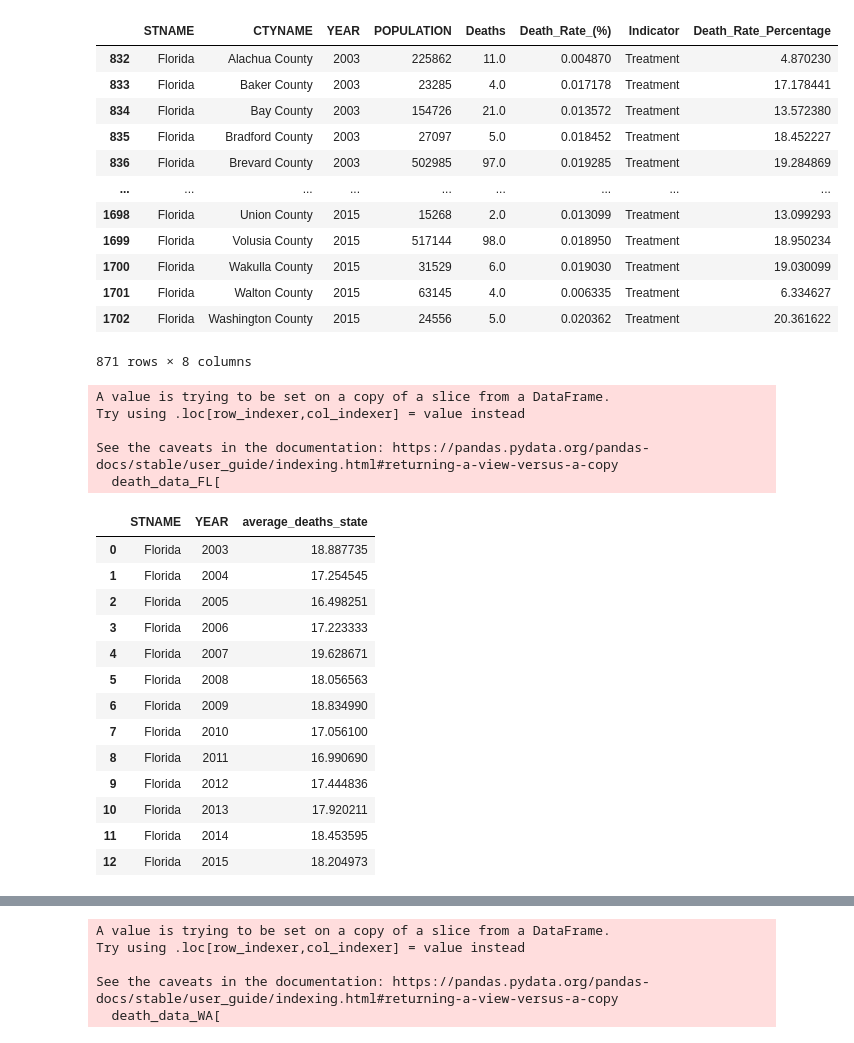
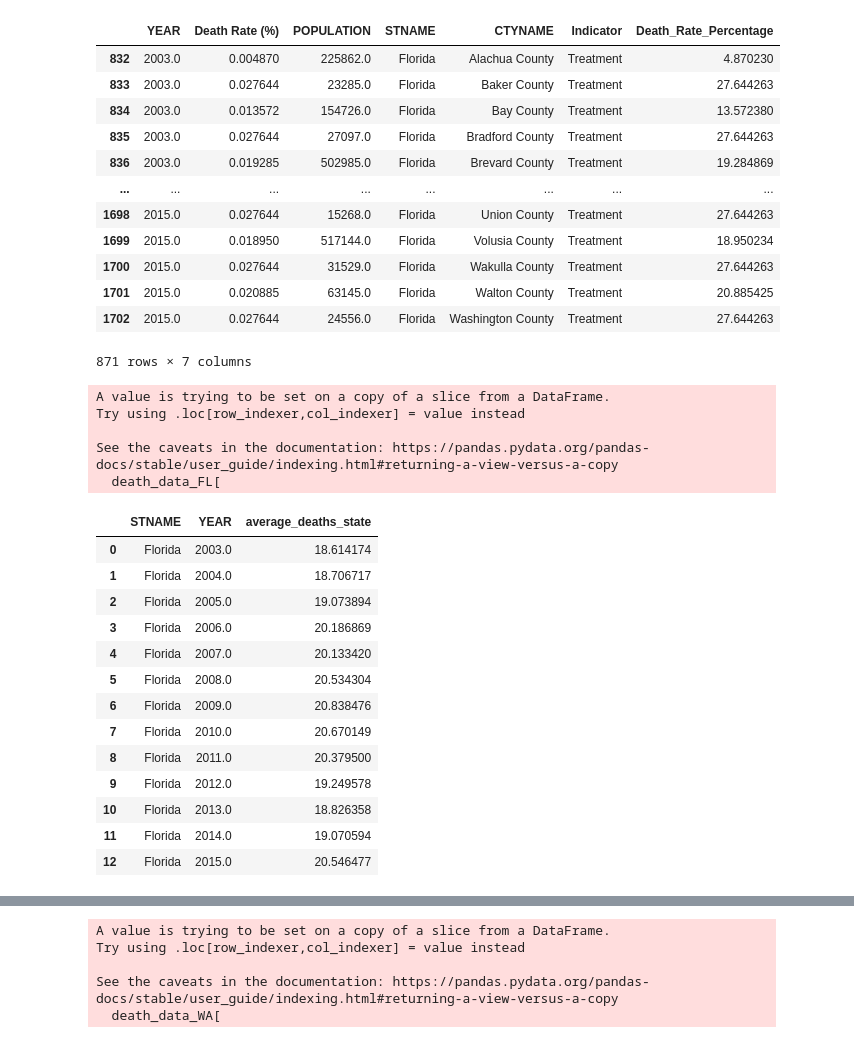
Before and after one commit to YZhu0225/Estimating-the-Impact-of-Opioid-Control-Policies, a Jupyter notebook: 10_code/deaths_pre_post_graphs.ipynb, the cells around one changed output, grey strips where cells are left out. Saved outputs shown, nothing was run; the diff lists cells and outputs as text; code cells hidden in the pictures.

Commit message:
pre-post and diff-in-diff for mortality rate

```diff
--- a/10_code/deaths_pre_post_graphs.ipynb
+++ b/10_code/deaths_pre_post_graphs.ipynb
@@ -1,29 +1,28 @@
 # %%
 ## import libraries
 import pandas as pd
 import numpy as np
 import statsmodels.formula.api as smf
 import altair as alt
 
-## Load data from the three mortality rate cleansed files
+## Load data from the FL mortality cleansed files
 death_data_load_FL = pd.read_csv('/Users/sukhpreetsahota/Desktop/Duke/Fall 2022/IDS 720.01.F22/Class Project/pds-2022-yellow-team/20_intermediate_files/florida_death_cleaned.csv')
 death_data_load_FL_copy = death_data_load_FL.copy()
-death_data_load_FL_copy.columns = [c.replace(' ', '_') for c in death_data_load_FL_copy.columns]
-death_data_load_FL_copy['Death_Rate_Percentage'] = death_data_load_FL_copy['Deaths']/death_data_load_FL_copy['POPULATION'] * 100000
+death_data_load_FL_copy['Death_Rate_Percentage'] = death_data_load_FL_copy['Death Rate (%)'] * 1000
 death_data_FL = death_data_load_FL_copy.loc[death_data_load_FL_copy['STNAME']=='Florida']
 death_data_FL_reference = death_data_load_FL_copy.loc[death_data_load_FL_copy['STNAME']!='Florida']
 death_data_FL
 # %% [output]
-|  | STNAME | CTYNAME | YEAR | POPULATION | Deaths | Death_Rate_(%) | Indicator | Death_Rate_Percentage |
-| 832 | Florida | Alachua County | 2003 | 225862 | 11.0 | 0.004870 | Treatment | 4.870230 |
-| 833 | Florida | Baker County | 2003 | 23285 | 4.0 | 0.017178 | Treatment | 17.178441 |
-| 834 | Florida | Bay County | 2003 | 154726 | 21.0 | 0.013572 | Treatment | 13.572380 |
-| 835 | Florida | Bradford County | 2003 | 27097 | 5.0 | 0.018452 | Treatment | 18.452227 |
-| 836 | Florida | Brevard County | 2003 | 502985 | 97.0 | 0.019285 | Treatment | 19.284869 |
-| ... | ... | ... | ... | ... | ... | ... | ... | ... |
-| 1698 | Florida | Union County | 2015 | 15268 | 2.0 | 0.013099 | Treatment | 13.099293 |
-| 1699 | Florida | Volusia County | 2015 | 517144 | 98.0 | 0.018950 | Treatment | 18.950234 |
-| 1700 | Florida | Wakulla County | 2015 | 31529 | 6.0 | 0.019030 | Treatment | 19.030099 |
-| 1701 | Florida | Walton County | 2015 | 63145 | 4.0 | 0.006335 | Treatment | 6.334627 |
-| 1702 | Florida | Washington County | 2015 | 24556 | 5.0 | 0.020362 | Treatment | 20.361622 |
+|  | YEAR | Death Rate (%) | POPULATION | STNAME | CTYNAME | Indicator | Death_Rate_Percentage |
+| 832 | 2003.0 | 0.004870 | 225862.0 | Florida | Alachua County | Treatment | 4.870230 |
+| 833 | 2003.0 | 0.027644 | 23285.0 | Florida | Baker County | Treatment | 27.644263 |
+| 834 | 2003.0 | 0.013572 | 154726.0 | Florida | Bay County | Treatment | 13.572380 |
+| 835 | 2003.0 | 0.027644 | 27097.0 | Florida | Bradford County | Treatment | 27.644263 |
+| 836 | 2003.0 | 0.019285 | 502985.0 | Florida | Brevard County | Treatment | 19.284869 |
+| ... | ... | ... | ... | ... | ... | ... | ... |
+| 1698 | 2015.0 | 0.027644 | 15268.0 | Florida | Union County | Treatment | 27.644263 |
+| 1699 | 2015.0 | 0.018950 | 517144.0 | Florida | Volusia County | Treatment | 18.950234 |
+| 1700 | 2015.0 | 0.027644 | 31529.0 | Florida | Wakulla County | Treatment | 27.644263 |
+| 1701 | 2015.0 | 0.020885 | 63145.0 | Florida | Walton County | Treatment | 20.885425 |
+| 1702 | 2015.0 | 0.027644 | 24556.0 | Florida | Washington County | Treatment | 27.644263 |
-871 rows × 8 columns
+871 rows × 7 columns
@@ -35,4 +29,5 @@ death_data_FL
 # %%
+## Transform and Groupby Death Rate by State and Year for FL
 death_data_FL[
     "average_deaths_state"
 ] = death_data_FL.groupby(["STNAME", "YEAR"])[
@@ -42,7 +37,8 @@ death_data_FL[
 )
 death_data_FL_subset = death_data_FL[["STNAME", "YEAR", "average_deaths_state"]]
 death_data_FL_subset_grouped = death_data_FL_subset.groupby(["STNAME", "YEAR"], as_index = False).mean()
-death_data_FL_subset_grouped
+death_data_FL_subset_grouped_pre = death_data_FL_subset_grouped.loc[death_data_FL_subset_grouped["YEAR"] < 2010]
+death_data_FL_subset_grouped_post = death_data_FL_subset_grouped.loc[death_data_FL_subset_grouped["YEAR"] >= 2010]
 # %% [output]
 A value is trying to be set on a copy of a slice from a DataFrame.
 Try using .loc[row_indexer,col_indexer] = value instead
@@ -50,16 +46,16 @@ Try using .loc[row_indexer,col_indexer] = value instead
 See the caveats in the documentation: https://pandas.pydata.org/pandas-docs/stable/user_guide/indexing.html#returning-a-view-versus-a-copy
   death_data_FL[
 |  | STNAME | YEAR | average_deaths_state |
-| 0 | Florida | 2003 | 18.887735 |
-| 1 | Florida | 2004 | 17.254545 |
-| 2 | Florida | 2005 | 16.498251 |
-| 3 | Florida | 2006 | 17.223333 |
-| 4 | Florida | 2007 | 19.628671 |
-| 5 | Florida | 2008 | 18.056563 |
-| 6 | Florida | 2009 | 18.834990 |
-| 7 | Florida | 2010 | 17.056100 |
-| 8 | Florida | 2011 | 16.990690 |
-| 9 | Florida | 2012 | 17.444836 |
-| 10 | Florida | 2013 | 17.920211 |
-| 11 | Florida | 2014 | 18.453595 |
-| 12 | Florida | 2015 | 18.204973 |
+| 0 | Florida | 2003.0 | 18.614174 |
+| 1 | Florida | 2004.0 | 18.706717 |
+| 2 | Florida | 2005.0 | 19.073894 |
+| 3 | Florida | 2006.0 | 20.186869 |
+| 4 | Florida | 2007.0 | 20.133420 |
+| 5 | Florida | 2008.0 | 20.534304 |
+| 6 | Florida | 2009.0 | 20.838476 |
+| 7 | Florida | 2010.0 | 20.670149 |
+| 8 | Florida | 2011.0 | 20.379500 |
+| 9 | Florida | 2012.0 | 19.249578 |
+| 10 | Florida | 2013.0 | 18.826358 |
+| 11 | Florida | 2014.0 | 19.070594 |
+| 12 | Florida | 2015.0 | 20.546477 |
```
Also changed, not shown: parts of 11 cells of this notebook, 9 other files.
